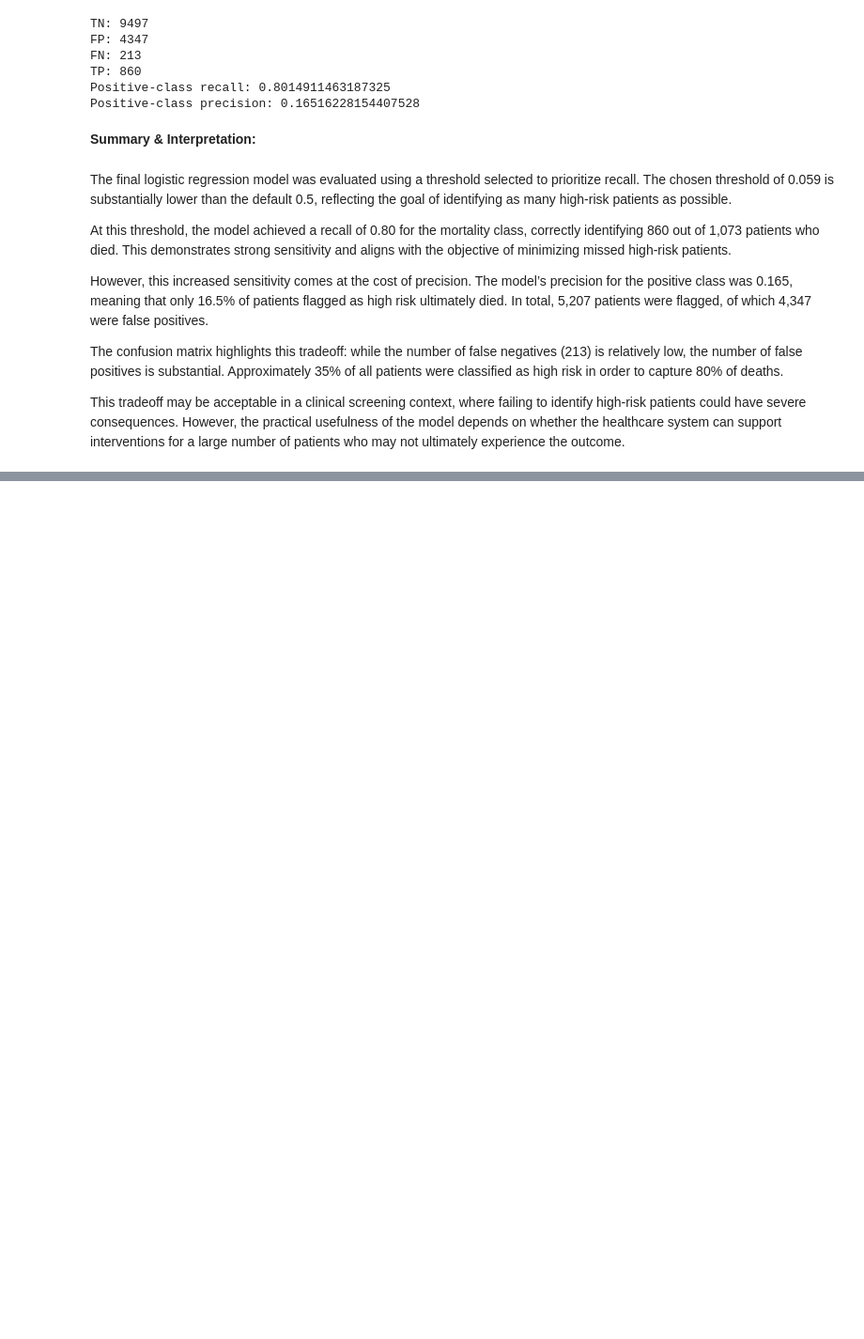
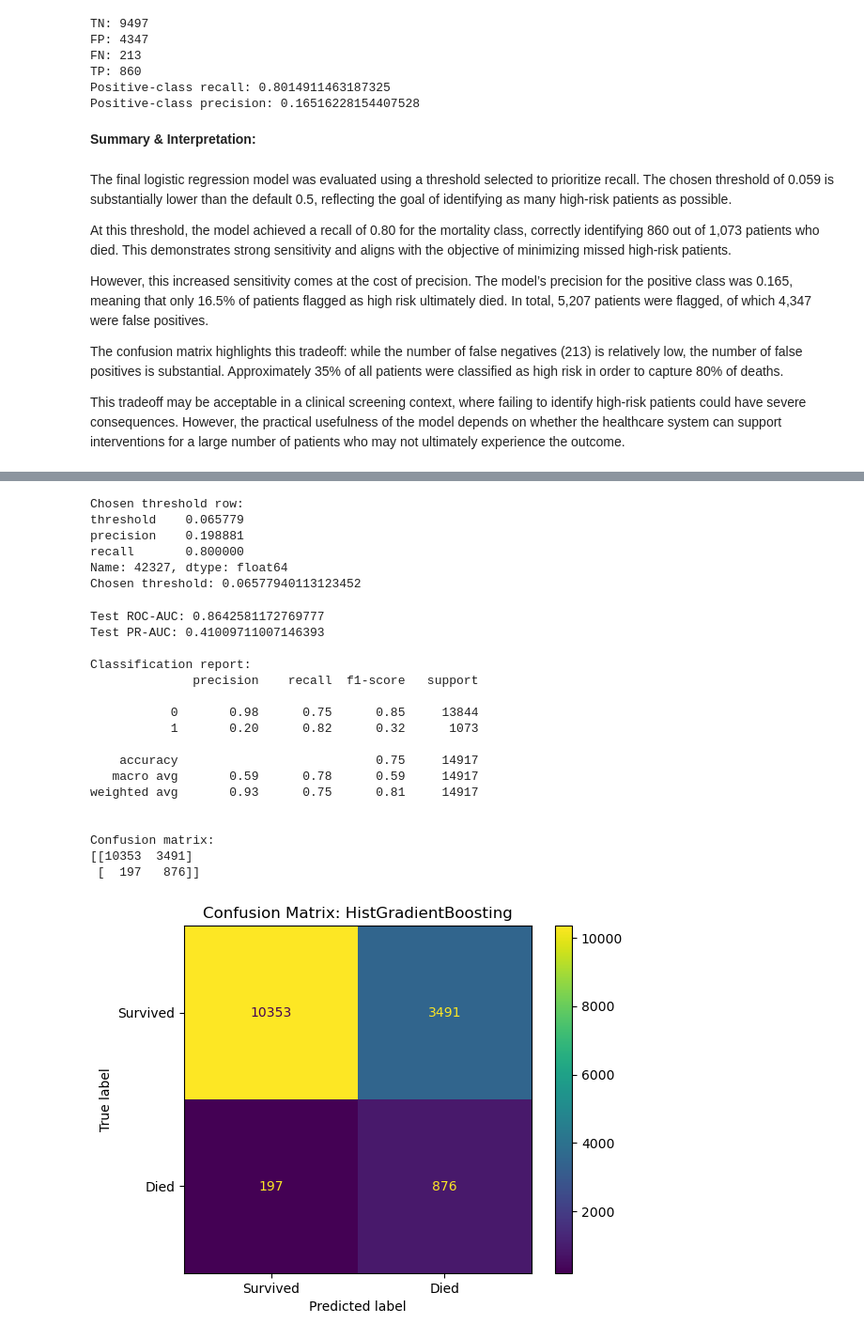
Before and after one commit to CS133-DataVisualization/term-project-team1, a Jupyter notebook: Train_Test.ipynb, the cells around one changed output, grey strips where cells are left out. Shown at 94% size. Cells and saved outputs as stored; diff of their text form; code cells hidden in the pictures; blank space fills up the shorter version.

```diff
--- a/Train_Test.ipynb
+++ b/Train_Test.ipynb
@@ -565,0 +642,66 @@ This tradeoff may be acceptable in a clinical screening context, where failing t
+# %%
+# Pick threshold:
+threshold_df = pd.DataFrame({
+    "threshold": thresholds,
+    "precision": precision[:-1],
+    "recall": recall[:-1]
+})
+
+target_recall = 0.80
+eligible = threshold_df[threshold_df["recall"] >= target_recall]
+
+if eligible.empty:
+    print("No threshold achieved the target recall.")
+else:
+    best_row = eligible.iloc[-1]   # Highest threshold that still meets recall target.
+    chosen_threshold = best_row["threshold"]
+
+    print("Chosen threshold row:")
+    print(best_row)
+    print("Chosen threshold:", chosen_threshold)
+# %% [output]
+Chosen threshold row:
+threshold    0.065779
+precision    0.198881
+recall       0.800000
+Name: 42327, dtype: float64
+Chosen threshold: 0.06577940113123452
+# %%
+# Fit & evaluate:
+best_hgb_pipeline.fit(X_train, y_train)
+
+y_test_prob = best_hgb_pipeline.predict_proba(X_test)[:, 1]
+y_test_pred = (y_test_prob >= chosen_threshold).astype(int)
+
+print("Test ROC-AUC:", roc_auc_score(y_test, y_test_prob))
+print("Test PR-AUC:", average_precision_score(y_test, y_test_prob))
+print("\nClassification report:")
+print(classification_report(y_test, y_test_pred))
+
+cm = confusion_matrix(y_test, y_test_pred)
+print("\nConfusion matrix:")
+print(cm)
+
+disp = ConfusionMatrixDisplay(confusion_matrix=cm, display_labels=["Survived", "Died"])
+disp.plot(values_format="d")
+plt.title("Confusion Matrix: HistGradientBoosting")
+plt.show()
+# %% [output]
+Test ROC-AUC: 0.8642581172769777
+Test PR-AUC: 0.41009711007146393
+
+Classification report:
+              precision    recall  f1-score   support
+
+           0       0.98      0.75      0.85     13844
+           1       0.20      0.82      0.32      1073
+
+    accuracy                           0.75     14917
+   macro avg       0.59      0.78      0.59     14917
+weighted avg       0.93      0.75      0.81     14917
+
+
+Confusion matrix:
+[[10353  3491]
+ [  197   876]]
+[figure, added]
```
Also changed, not shown: parts of 12 cells of this notebook.
